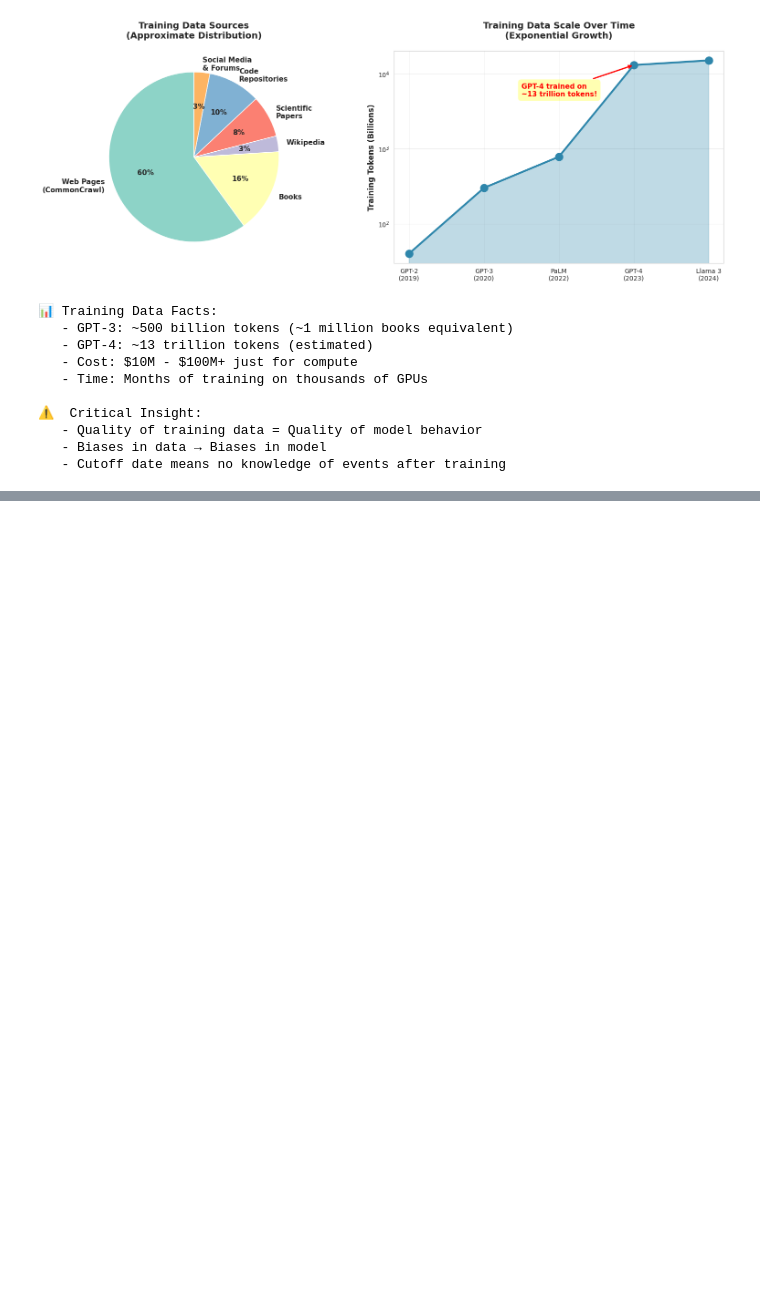
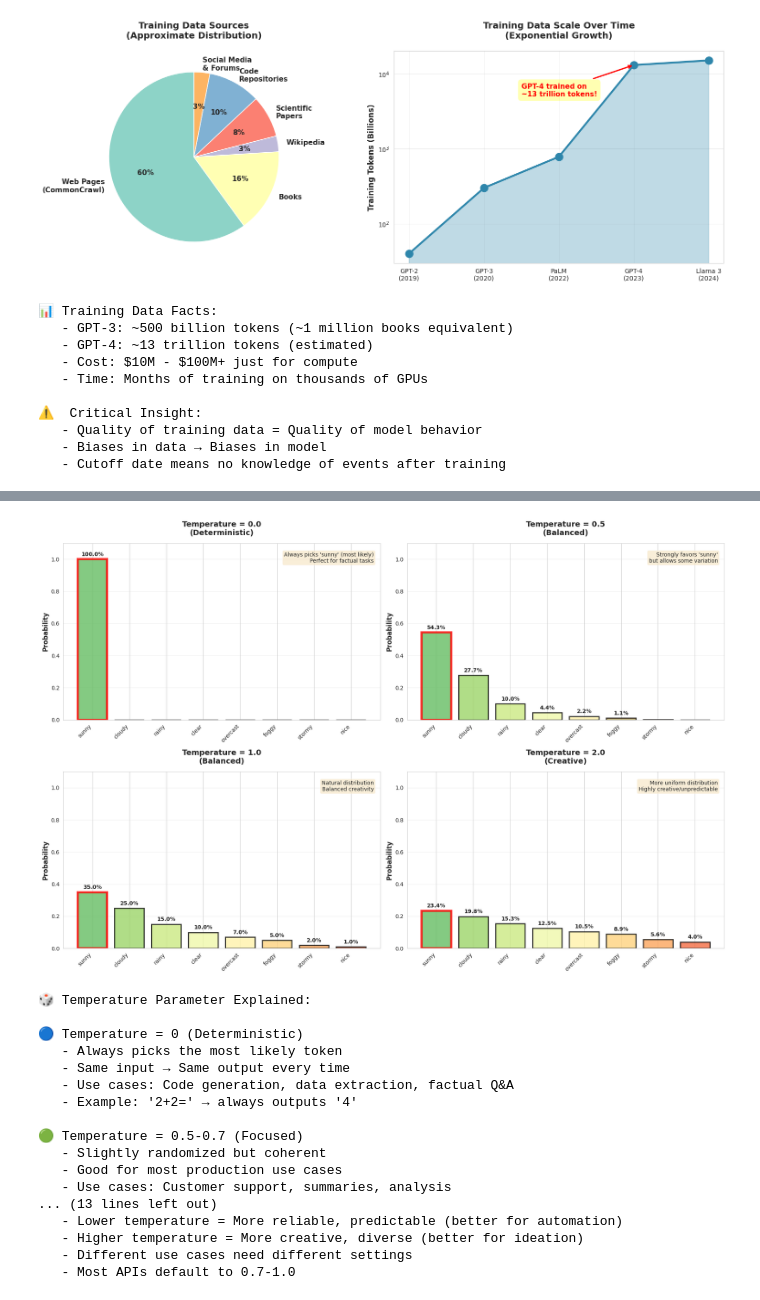
Before and after one commit to karolzak/ml101, a Jupyter notebook: notebooks/04-llm-basics.ipynb, the cells around one changed output, grey strips where cells are left out. Drawn from its saved outputs; the diff is of its cells as text; code cells hidden in the pictures; blank space fills up the shorter version.

```diff
--- a/notebooks/04-llm-basics.ipynb
+++ b/notebooks/04-llm-basics.ipynb
@@ -816,0 +275,21 @@ print("   - Cutoff date means no knowledge of events after training")
+# %%
+helpers.visualize_temperature_effects()
+# %% [output]
+[figure, added]
+🎲 Temperature Parameter Explained:
+
+🔵 Temperature = 0 (Deterministic)
+   - Always picks the most likely token
+   - Same input → Same output every time
+   - Use cases: Code generation, data extraction, factual Q&A
+   - Example: '2+2=' → always outputs '4'
+
+🟢 Temperature = 0.5-0.7 (Focused)
+   - Slightly randomized but coherent
+   - Good for most production use cases
+   - Use cases: Customer support, summaries, analysis
+... (13 lines left out)
+   - Lower temperature = More reliable, predictable (better for automation)
+   - Higher temperature = More creative, diverse (better for ideation)
+   - Different use cases need different settings
+   - Most APIs default to 0.7-1.0
```
Also changed, not shown: parts of 12 cells of this notebook, 1 other file.
